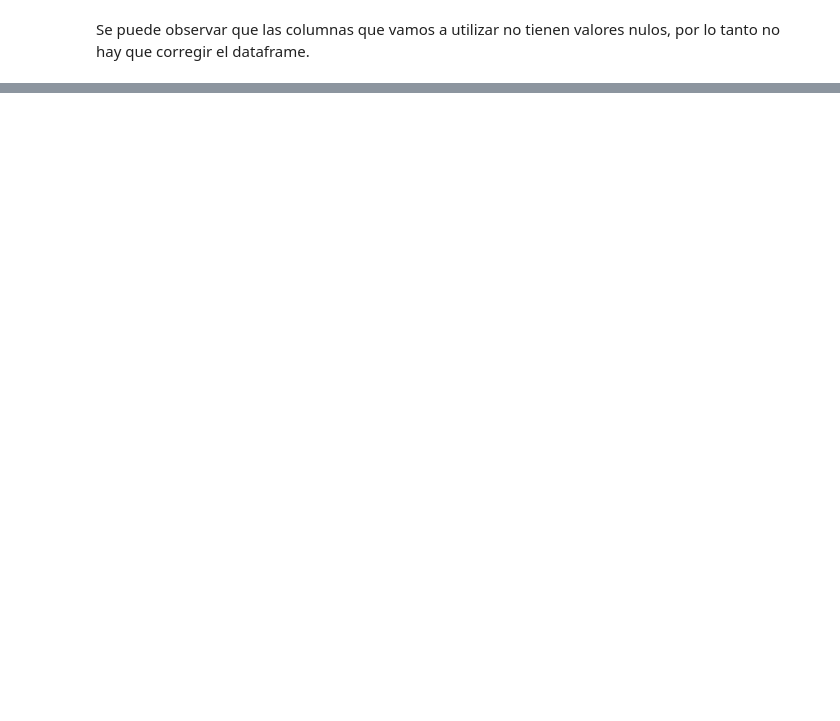
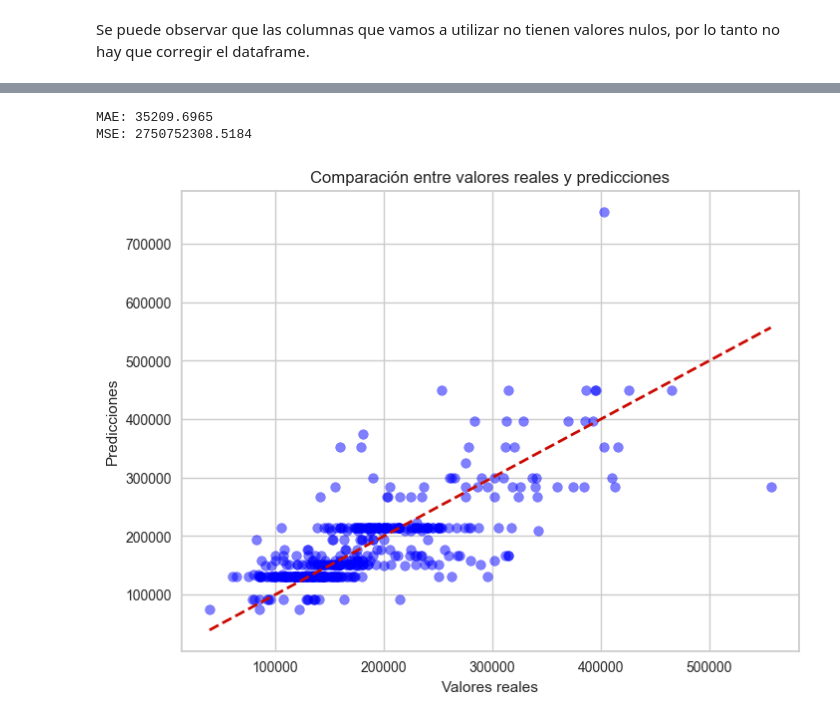
Before and after one commit to SebastianUVG/HT4-ArbolesDecision, a Jupyter notebook: HT4.ipynb, the cells around one changed output, grey strips where cells are left out. Saved outputs shown, nothing was run; the diff lists cells and outputs as text; code cells hidden in the pictures; blank space fills up the shorter version.

```diff
--- a/HT4.ipynb
+++ b/HT4.ipynb
@@ -456,0 +534,8 @@ dtype: int64
+# %%
+from sklearn.compose import make_column_selector as selector
+numerical_columns_selector = selector(dtype_exclude=object)
+categorical_columns_selector = selector(dtype_include=object)
+
+numerical_columns = numerical_columns_selector(datos_limpiados)
+categorical_columns = categorical_columns_selector(datos_limpiados)
+categorical_columns
@@ -456,0 +560,4 @@ dtype: int64
+# %%
+categorical_preprocessor = OneHotEncoder(handle_unknown="ignore")
+preprocessor = ColumnTransformer([
+    ('one-hot-encoder', categorical_preprocessor, categorical_columns)])
@@ -456,0 +579,13 @@ dtype: int64
+# %%
+from sklearn.pipeline import Pipeline
+from sklearn.model_selection import GridSearchCV
+param_grid = {"max_depth": np.arange(2, 10, 1)} # sobre qué numero de max-depth vamos a iterar
+pipeline = Pipeline(
+    [('preprocessor',preprocessor),
+     ('regressor',DecisionTreeRegressor())]) # probamos múltiples modelos con el preprocessor previo
+params = [{
+    "regressor__max_depth": np.arange(2, 10, 1)
+}]
+modelo1 = GridSearchCV(pipeline, param_grid=params, n_jobs=2, cv=5,scoring="neg_root_mean_squared_error") # evaluamos usando CV para ver cuál es el mejor modelo de todos
+modelo1.fit(X_train,y_train)
+modelo1.best_params_
@@ -456,0 +594,3 @@ dtype: int64
+# %%
+modelo1_pred = modelo1.predict(X_test)
+modelo1_pred
@@ -456,0 +617,19 @@ dtype: int64
+# %%
+mae = mean_absolute_error(y_test, modelo1_pred)
+print(f"MAE: {mae:.4f}")
+
+mse = mean_squared_error(y_test, modelo1_pred)
+print(f"MSE: {mse:.4f}")
+# %% [output]
+MAE: 35209.6965
+MSE: 2750752308.5184
+# %%
+plt.figure(figsize=(8, 6))
+plt.scatter(y_test, modelo1_pred, color='blue', alpha=0.5)
+plt.plot([y_test.min(), y_test.max()], [y_test.min(), y_test.max()], 'r--', lw=2)  # Línea diagonal
+plt.title("Comparación entre valores reales y predicciones")
+plt.xlabel("Valores reales")
+plt.ylabel("Predicciones")
+plt.show()
+# %% [output]
+[figure, added]
```
Also changed, not shown: parts of 23 cells of this notebook.
